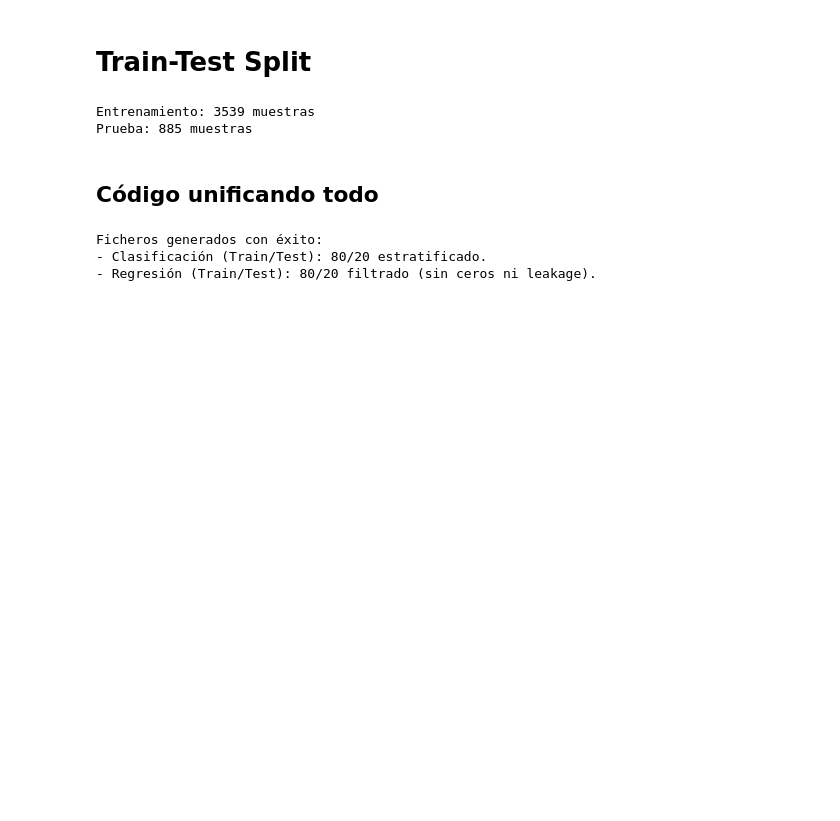
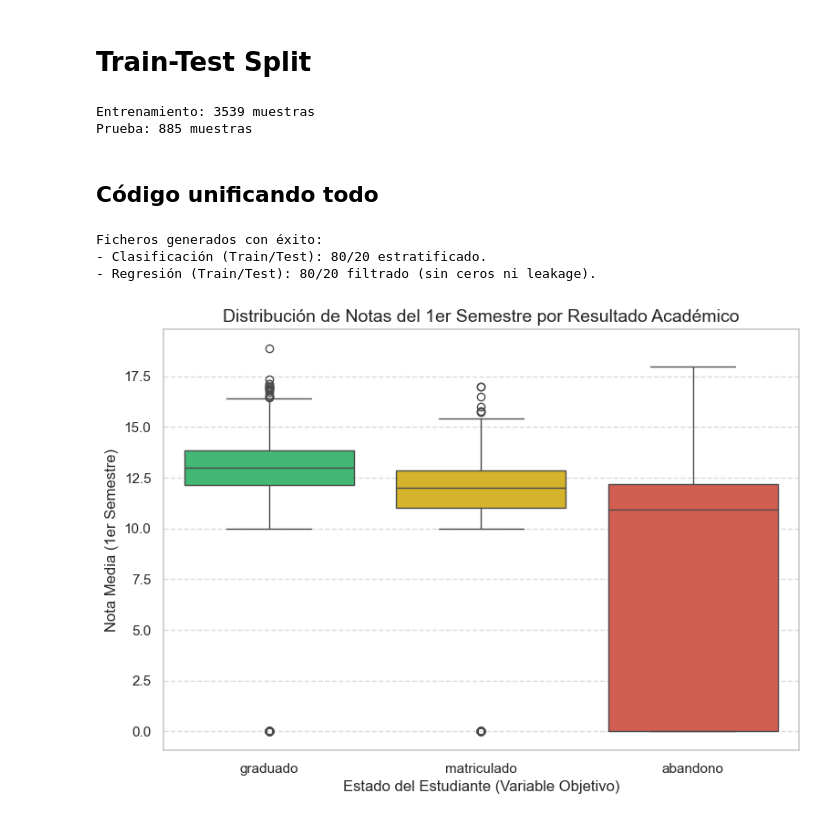
Before and after one commit to javmartineez/EduPredict, a Jupyter notebook: explorar_data.ipynb, the cells around one changed output. Drawn from its saved outputs; the diff is of its cells as text; code cells hidden in the pictures; blank space fills up the shorter version.

Commit message:
Informe y plots

```diff
--- a/explorar_data.ipynb
+++ b/explorar_data.ipynb
@@ -344,3 +344,37 @@ print("- Regresión (Train/Test): 80/20 filtrado (sin ceros ni leakage).")
 Ficheros generados con éxito:
 - Clasificación (Train/Test): 80/20 estratificado.
 - Regresión (Train/Test): 80/20 filtrado (sin ceros ni leakage).
+# %%
+import pandas as pd
+import seaborn as sns
+import matplotlib.pyplot as plt
+
+# 1. Asegúrate de que los nombres coinciden con tu CSV y tu informe [cite: 7, 9]
+# Usamos hue='objetivo' para evitar el error interno de boxprops
+plt.figure(figsize=(9, 6))
+
+colores = {"graduado": "#2ecc71", "matriculado": "#f1c40f", "abandono": "#e74c3c"}
+
+# 2. Crear el gráfico con la sintaxis más estable
+ax = sns.boxplot(
+    data=df,
+    x='objetivo',
+    y='nota_media_1sem',
+    hue='objetivo',       # Definir hue explícitamente evita el error
+    palette=colores,
+    order=["graduado", "matriculado", "abandono"],
+    legend=False          # Quitamos la leyenda porque el eje X ya lo indica
+)
+
+# 3. Personalización alineada con tu sección 2.1.2 [cite: 13, 16]
+plt.title('Distribución de Notas del 1er Semestre por Resultado Académico', fontsize=14)
+plt.xlabel('Estado del Estudiante (Variable Objetivo)', fontsize=12)
+plt.ylabel('Nota Media (1er Semestre)', fontsize=12)
+
+# Añadimos una cuadrícula horizontal para ver mejor el "efecto del cero"
+plt.grid(axis='y', linestyle='--', alpha=0.7)
+
+plt.savefig('boxplot_notas.png', dpi=300, bbox_inches='tight')
+plt.show()
+# %% [output]
+[figure, added]
```
Also changed, not shown: parts of 2 cells of this notebook, 1 other file.
